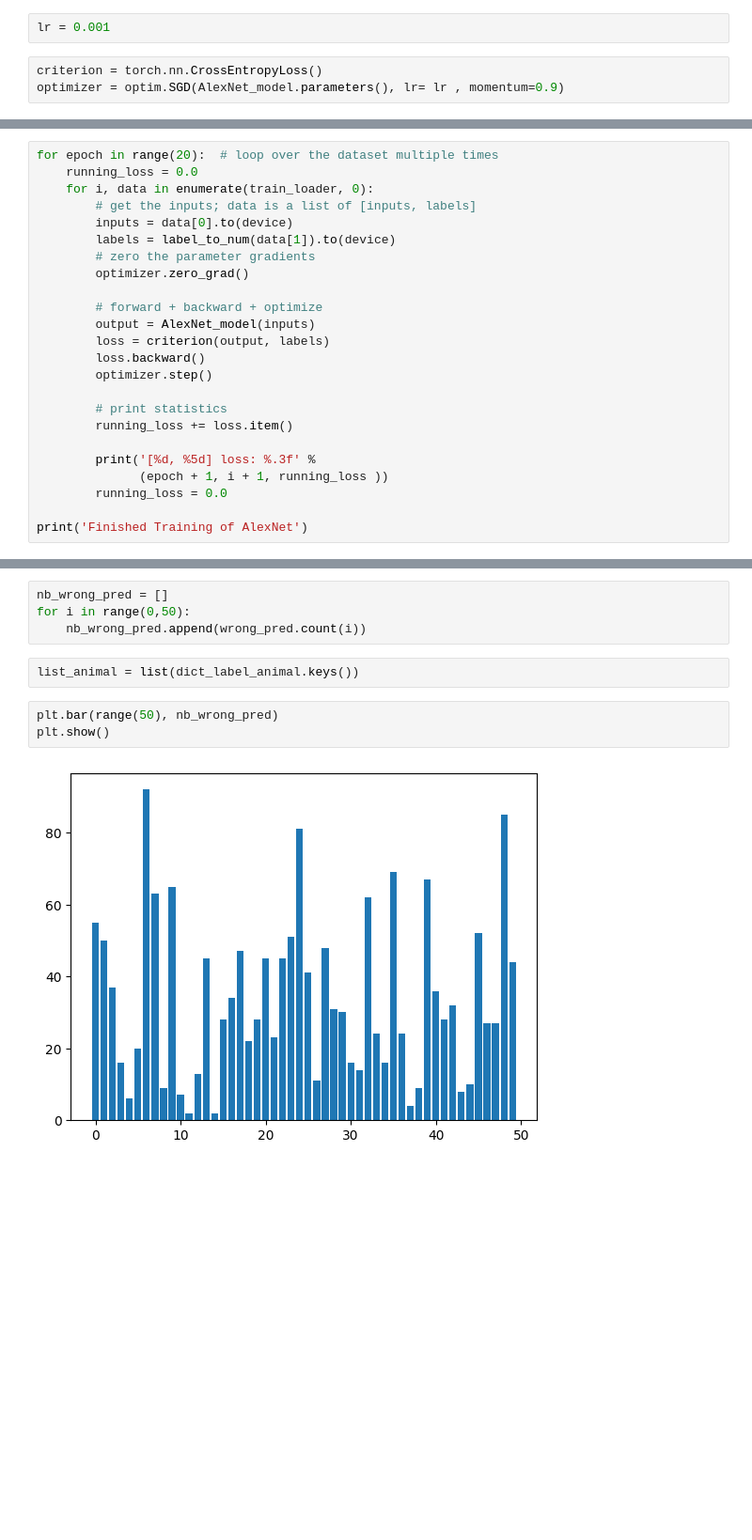
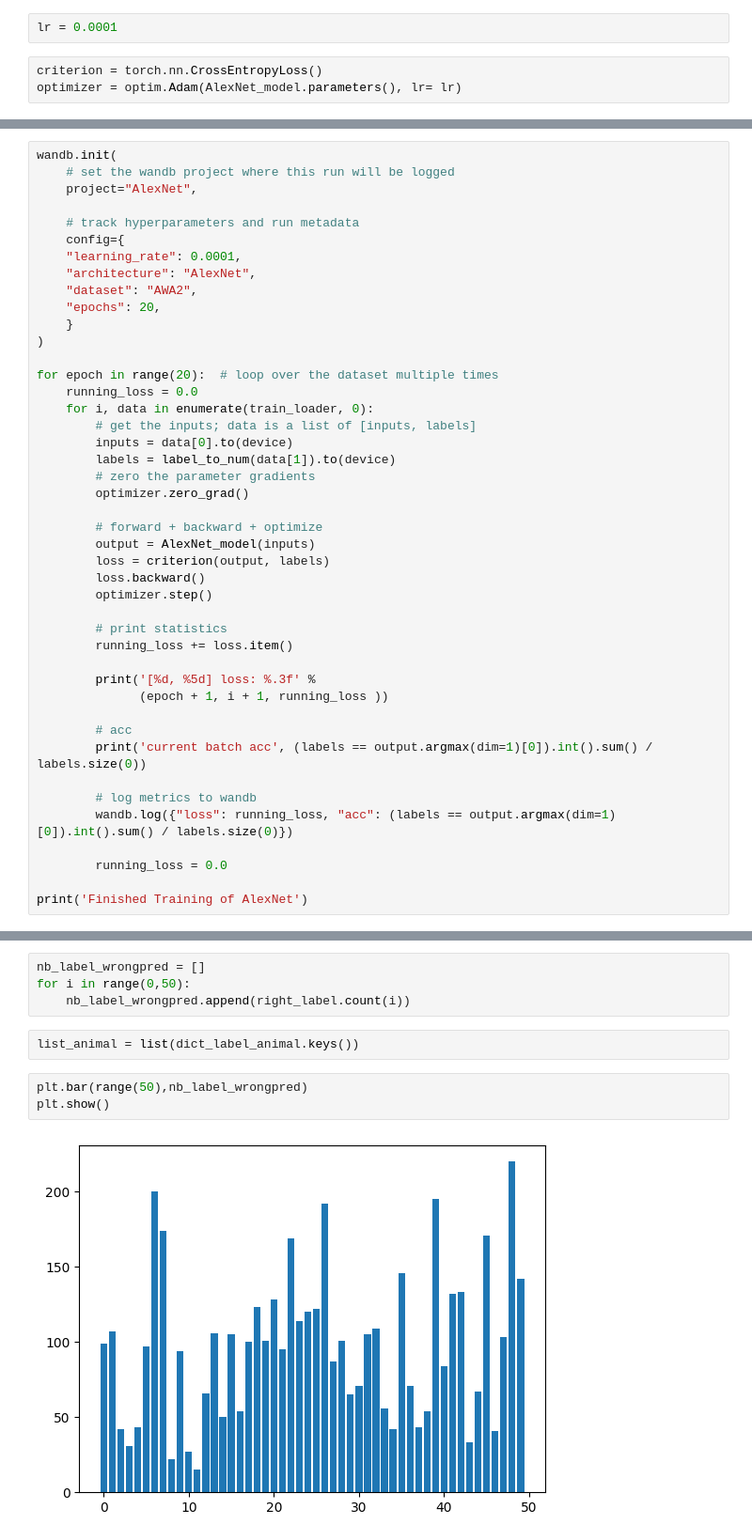
Before and after one commit to K-kiron/animal-detect, a Jupyter notebook: AlexNet_GPU.ipynb, the cells around one changed output, grey strips where cells are left out. Shown at 94% size. Saved outputs shown, nothing was run; the diff lists cells and outputs as text; blank space fills up the shorter version.

```diff
--- a/AlexNet_GPU.ipynb
+++ b/AlexNet_GPU.ipynb
@@ -273,7 +287,7 @@ def label_to_num(tuple_labels):
 # %% [markdown]
 ###   Loss function  ###
 # %%
-lr = 0.001
+lr = 0.0001
 # %%
 criterion = torch.nn.CrossEntropyLoss()
-optimizer = optim.SGD(AlexNet_model.parameters(), lr= lr , momentum=0.9)
+optimizer = optim.Adam(AlexNet_model.parameters(), lr= lr)
@@ -280,6 +296,19 @@ optimizer = optim.SGD(AlexNet_model.parameters(), lr= lr , momentum=0.9)
 # %% [markdown]
 ###  Training  ###
 # %%
+wandb.init(
+    # set the wandb project where this run will be logged
+    project="AlexNet",
+
+    # track hyperparameters and run metadata
+    config={
+    "learning_rate": 0.0001,
+    "architecture": "AlexNet",
+    "dataset": "AWA2",
+    "epochs": 20,
+    }
+)
+
 for epoch in range(20):  # loop over the dataset multiple times
     running_loss = 0.0
     for i, data in enumerate(train_loader, 0):
@@ -300,6 +329,13 @@ for epoch in range(20):  # loop over the dataset multiple times
 
         print('[%d, %5d] loss: %.3f' %
               (epoch + 1, i + 1, running_loss ))
+
+        # acc
+        print('current batch acc', (labels == output.argmax(dim=1)[0]).int().sum() / labels.size(0))
+
+        # log metrics to wandb
+        wandb.log({"loss": running_loss, "acc": (labels == output.argmax(dim=1)[0]).int().sum() / labels.size(0)})
+
         running_loss = 0.0
 
 print('Finished Training of AlexNet')
@@ -354,14 +395,14 @@ Accuracy of the network on the test images: 77 %
 # %%
-nb_wrong_pred = []
+nb_label_wrongpred = []
 for i in range(0,50):
-    nb_wrong_pred.append(wrong_pred.count(i))
+    nb_label_wrongpred.append(right_label.count(i))
 # %%
 list_animal = list(dict_label_animal.keys())
 # %%
-plt.bar(range(50), nb_wrong_pred)
+plt.bar(range(50),nb_label_wrongpred)
 plt.show()
 # %% [output]
-[figure, old version]
+[figure, new version]
 # %%
 good_classification = []
 bad_classification = []
```
Also changed, not shown: parts of 24 cells of this notebook, 1 other file.
